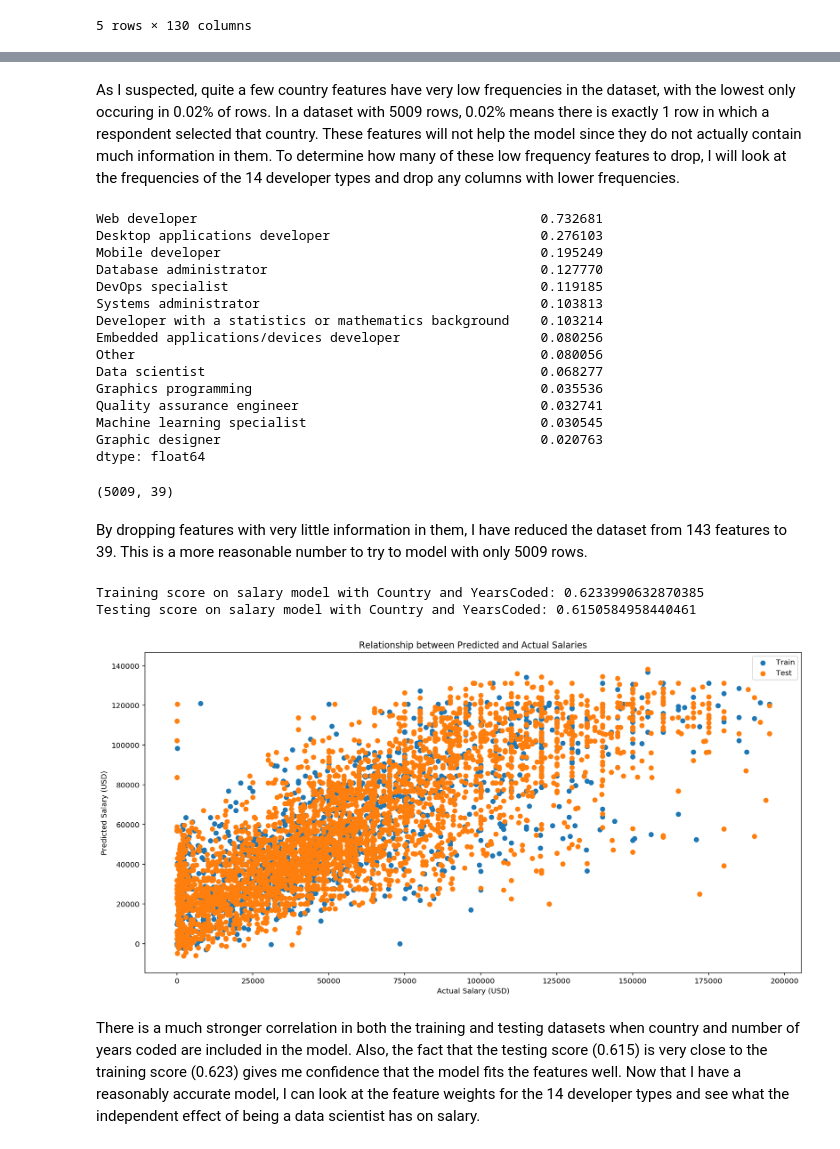
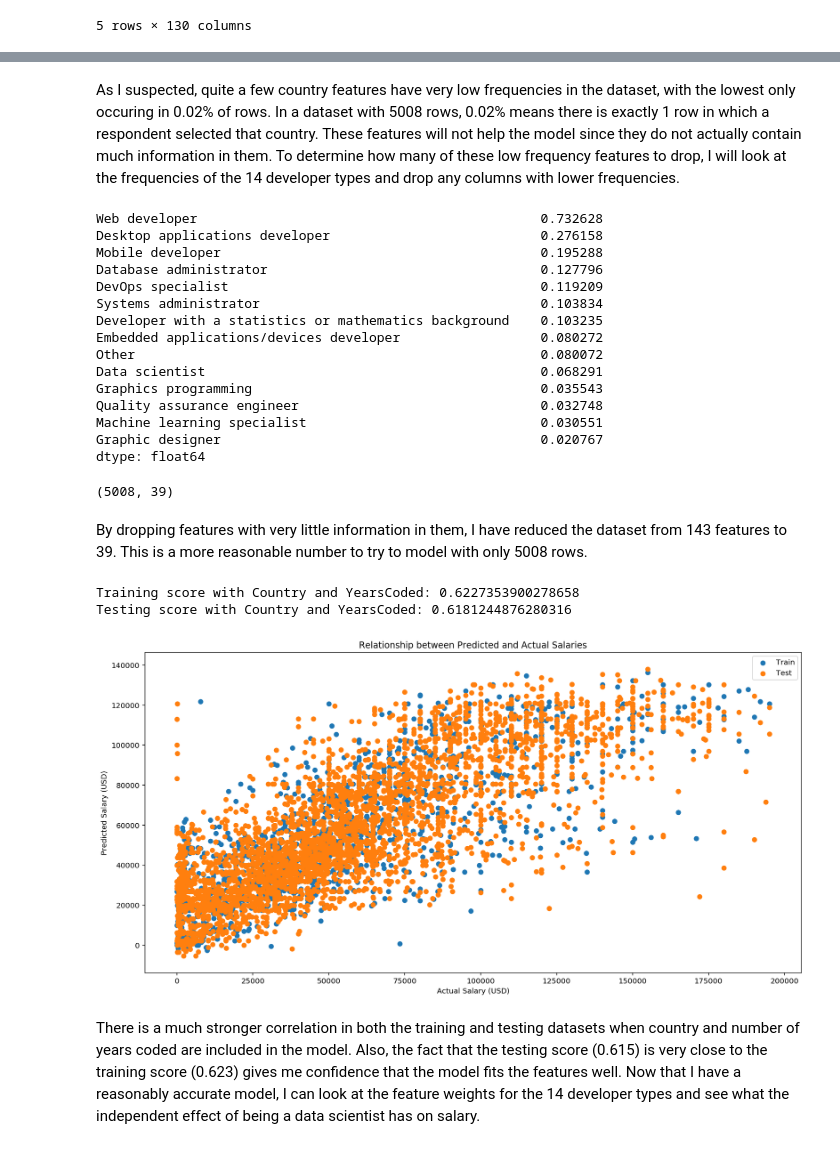
Before and after one commit to blowe615/stackoverflow_survey, a Jupyter notebook: Investigating How Data Scientists Answered the Stack Overflow Survey.ipynb, the cells around one changed output, grey strips where cells are left out. Saved outputs shown, nothing was run; the diff lists cells and outputs as text; code cells hidden in the pictures.

```diff
--- a/Investigating How Data Scientists Answered the Stack Overflow Survey.ipynb
+++ b/Investigating How Data Scientists Answered the Stack Overflow Survey.ipynb
@@ -665,10 +585,10 @@ salary2_df.dropna(inplace=True)
 # %%
 # Perform onehot encoding on the 'Country' and 'YearsCodedJob' categorical features
-encoded_salary2_df = pd.get_dummies(salary2_df,columns=['Country','YearsCodedJob'])
+encoded_model2_df = pd.get_dummies(model2_df,columns=['Country','YearsCodedJob'])
 
 # Reset the indices after splitting (necessary for the generate_onehot function below)
-encoded_salary2_df.reset_index(inplace=True, drop=True)
-encoded_salary2_df.head()
+encoded_model2_df.reset_index(inplace=True, drop=True)
+encoded_model2_df.head()
 # %% [output]
 |  | DeveloperType | Salary | Country_Afghanistan | Country_Albania | Country_Argentina | Country_Armenia | ... |
 | 0 | Other | 113750.0 | 0 | 0 | 0 | 0 | ... |
@@ -678,9 +598,9 @@ encoded_salary2_df.head()
 | 4 | Other | 100764.0 | 0 | 0 | 0 | 0 | ... |
 5 rows × 130 columns
 # %%
-# Regenerate the onehot encoded df, this time without NaN values in the 'DeveloperType' column
-encoded_salary2_df = generate_onehot(encoded_salary2_df,'DeveloperType','; ')
+# Generate the onehot encoded dataframe for 'DeveloperType'
+encoded_model2_df = generate_onehot(encoded_model2_df,'DeveloperType','; ')
 
 # Check shape of dataframe prior to modeling
-encoded_salary2_df.shape
+encoded_model2_df.shape
 # %% [output]
@@ -709,57 +629,57 @@ Country_Ghana                                                0.000200
 Country_Myanmar                                              0.000200
 Length: 143, dtype: float64
 # %% [markdown]
-As I suspected, quite a few country features have very low frequencies in the dataset, with the lowest only occuring in 0.02% of rows.  In a dataset with 5009 rows, 0.02% means there is exactly 1 row in which a respondent selected that country.  These features will not help the model since they do not actually contain much information in them.  To determine how many of these low frequency features to drop, I will look at the frequencies of the 14 developer types and drop any columns with lower frequencies.
+As I suspected, quite a few country features have very low frequencies in the dataset, with the lowest only occuring in 0.02% of rows.  In a dataset with 5008 rows, 0.02% means there is exactly 1 row in which a respondent selected that country.  These features will not help the model since they do not actually contain much information in them.  To determine how many of these low frequency features to drop, I will look at the frequencies of the 14 developer types and drop any columns with lower frequencies.
 # %%
 # Calculate mean of each of the 14 developer type features and sort from highest to lowest
-encoded_salary2_df.iloc[:,-14:].mean(axis=0).sort_values(ascending=False)
+encoded_model2_df.iloc[:,-14:].mean(axis=0).sort_values(ascending=False)
 # %% [output]
-Web developer                                            0.732681
-Desktop applications developer                           0.276103
-Mobile developer                                         0.195249
-Database administrator                                   0.127770
-DevOps specialist                                        0.119185
-Systems administrator                                    0.103813
-Developer with a statistics or mathematics background    0.103214
-Embedded applications/devices developer                  0.080256
-Other                                                    0.080056
-Data scientist                                           0.068277
-Graphics programming                                     0.035536
-Quality assurance engineer                               0.032741
-Machine learning specialist                              0.030545
-Graphic designer                                         0.020763
+Web developer                                            0.732628
+Desktop applications developer                           0.276158
+Mobile developer                                         0.195288
+Database administrator                                   0.127796
+DevOps specialist                                        0.119209
+Systems administrator                                    0.103834
+Developer with a statistics or mathematics background    0.103235
+Embedded applications/devices developer                  0.080272
+Other                                                    0.080072
+Data scientist                                           0.068291
+Graphics programming                                     0.035543
+Quality assurance engineer                               0.032748
+Machine learning specialist                              0.030551
+Graphic designer                                         0.020767
 dtype: float64
 # %%
 # Since the lowest frequency developer type feature is just above 2%, I will use a 2% cutoff and drop any features below that
-reduced_salary_df = encoded_salary2_df[encoded_salary2_df.columns[encoded_salary2_df.mean(axis=0)>0.02]]
+reduced_model2_df = encoded_model2_df[encoded_model2_df.columns[encoded_model2_df.mean(axis=0)>0.02]]
 
 # Check shape after feature selection
-reduced_salary_df.shape
+reduced_model2_df.shape
 # %% [output]
-(5009, 39)
+(5008, 39)
 # %% [markdown]
-By dropping features with very little information in them, I have reduced the dataset from 143 features to 39.  This is a more reasonable number to try to model with only 5009 rows.
+By dropping features with very little information in them, I have reduced the dataset from 143 features to 39.  This is a more reasonable number to try to model with only 5008 rows.
 # %%
-# Call the generate_model function on the salary dataset
-X_train2_sal, X_test2_sal, y_train2_sal, y_test2_sal, model2_sal, train_score2_sal, test_score2_sal = generate_model(reduced_salary_df, 'Salary')
+# Call the generate_model function on the reduced dataset
+X_train2, X_test2, y_train2, y_test2, model2, train_score2, test_score2 = generate_model(reduced_model2_df, 'Salary')
 
-print('Training score on salary model with Country and YearsCoded:',train_score2_sal)
-print('Testing score on salary model with Country and YearsCoded:',test_score2_sal)
+print('Training score with Country and YearsCoded:',train_score2)
+print('Testing score with Country and YearsCoded:',test_score2)
 # %% [output]
-Training score on salary model with Country and YearsCoded: 0.6233990632870385
-Testing score on salary model with Country and YearsCoded: 0.6150584958440461
+Training score with Country and YearsCoded: 0.6227353900278658
+Testing score with Country and YearsCoded: 0.6181244876280316
 # %%
 # Visualize the relationship between predicted and actual salaries for the test and training sets
 fig, ax = plt.subplots(figsize=(16,8))
-ax.scatter(y_test2_sal, model2_sal.predict(X_test2_sal))
-ax.scatter(y_train2_sal, model2_sal.predict(X_train2_sal))
+ax.scatter(y_test2, model2.predict(X_test2))
+ax.scatter(y_train2, model2.predict(X_train2))
 ax.legend(['Train','Test'])
 ax.set_xlabel('Actual Salary (USD)')
 ax.set_ylabel('Predicted Salary (USD)')
 ax.set_title('Relationship between Predicted and Actual Salaries')
 plt.show()
 # %% [output]
-[figure, old version]
+[figure, new version]
 # %% [markdown]
 There is a much stronger correlation in both the training and testing datasets when country and number of years coded are included in the model.  Also, the fact that the testing score (0.615) is very close to the training score (0.623) gives me confidence that the model fits the features well.  Now that I have a reasonably accurate model, I can look at the feature weights for the 14 developer types and see what the independent effect of being a data scientist has on salary.
 # %%
```
Also changed, not shown: parts of 52 cells of this notebook.
